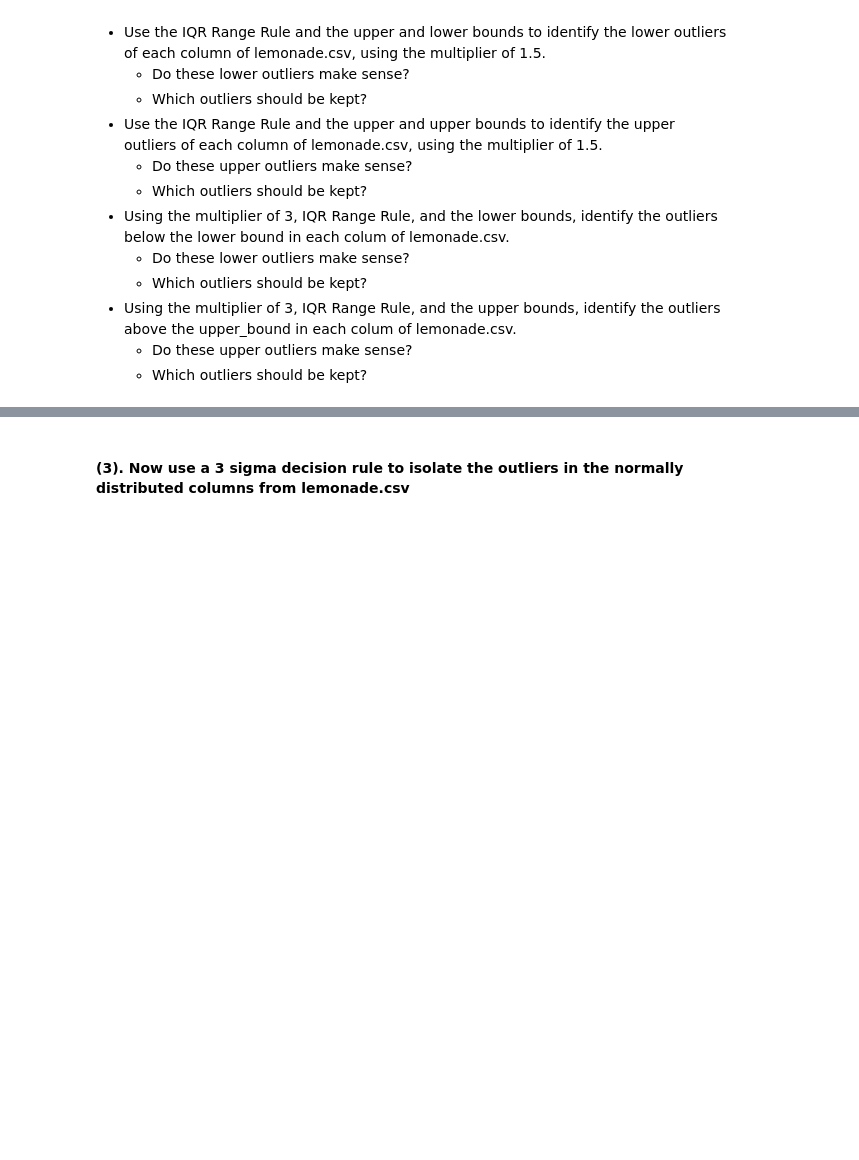
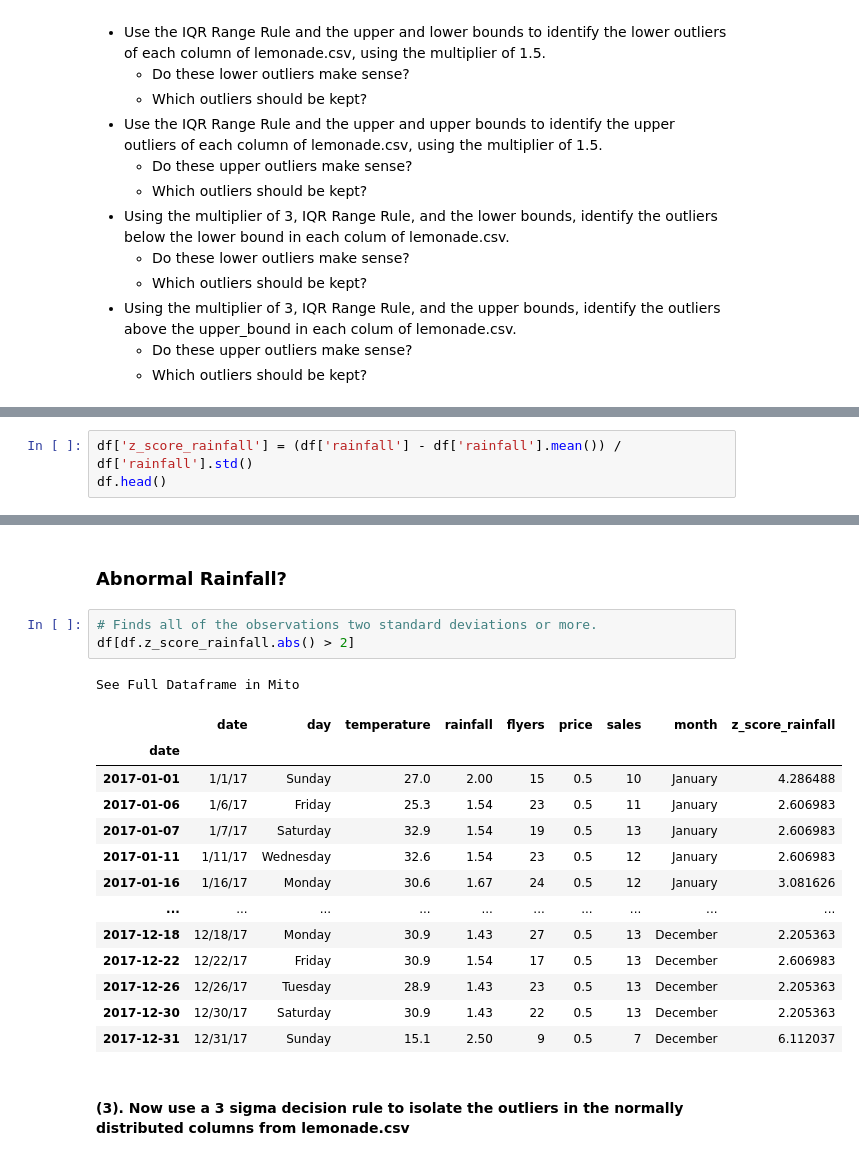
Before and after one commit to stephenkipkurui/anomaly-detection-excercises, a Jupyter notebook: continuous_probabilistic_methods.ipynb, the cells around one changed output, grey strips where cells are left out. Drawn from its saved outputs; the diff is of its cells as text; blank space fills up the shorter version.

```diff
--- a/continuous_probabilistic_methods.ipynb
+++ b/continuous_probabilistic_methods.ipynb
@@ -98,0 +135,3 @@ sales
+# %%
+df['z_score_rainfall'] = (df['rainfall'] - df['rainfall'].mean()) / df['rainfall'].std()
+df.head()
@@ -99,2 +147,22 @@ sales
+# %% [markdown]
+### Abnormal Rainfall?
+# %%
+# Finds all of the observations two standard deviations or more.
+df[df.z_score_rainfall.abs() > 2]
+# %% [output]
+See Full Dataframe in Mito
+|  | date | day | temperature | rainfall | flyers | price | sales | month | z_score_rainfall |
+| date |  |  |  |  |  |  |  |  |  |
+| 2017-01-01 | 1/1/17 | Sunday | 27.0 | 2.00 | 15 | 0.5 | 10 | January | 4.286488 |
+| 2017-01-06 | 1/6/17 | Friday | 25.3 | 1.54 | 23 | 0.5 | 11 | January | 2.606983 |
+| 2017-01-07 | 1/7/17 | Saturday | 32.9 | 1.54 | 19 | 0.5 | 13 | January | 2.606983 |
+| 2017-01-11 | 1/11/17 | Wednesday | 32.6 | 1.54 | 23 | 0.5 | 12 | January | 2.606983 |
+| 2017-01-16 | 1/16/17 | Monday | 30.6 | 1.67 | 24 | 0.5 | 12 | January | 3.081626 |
+| ... | ... | ... | ... | ... | ... | ... | ... | ... | ... |
+| 2017-12-18 | 12/18/17 | Monday | 30.9 | 1.43 | 27 | 0.5 | 13 | December | 2.205363 |
+| 2017-12-22 | 12/22/17 | Friday | 30.9 | 1.54 | 17 | 0.5 | 13 | December | 2.606983 |
+| 2017-12-26 | 12/26/17 | Tuesday | 28.9 | 1.43 | 23 | 0.5 | 13 | December | 2.205363 |
+| 2017-12-30 | 12/30/17 | Saturday | 30.9 | 1.43 | 22 | 0.5 | 13 | December | 2.205363 |
+| 2017-12-31 | 12/31/17 | Sunday | 15.1 | 2.50 | 9 | 0.5 | 7 | December | 6.112037 |
 # %% [markdown]
 #### (3). Now use a 3 sigma decision rule to isolate the outliers in the normally distributed columns from lemonade.csv
```
Also changed, not shown: parts of 14 cells of this notebook, 3 other files.
